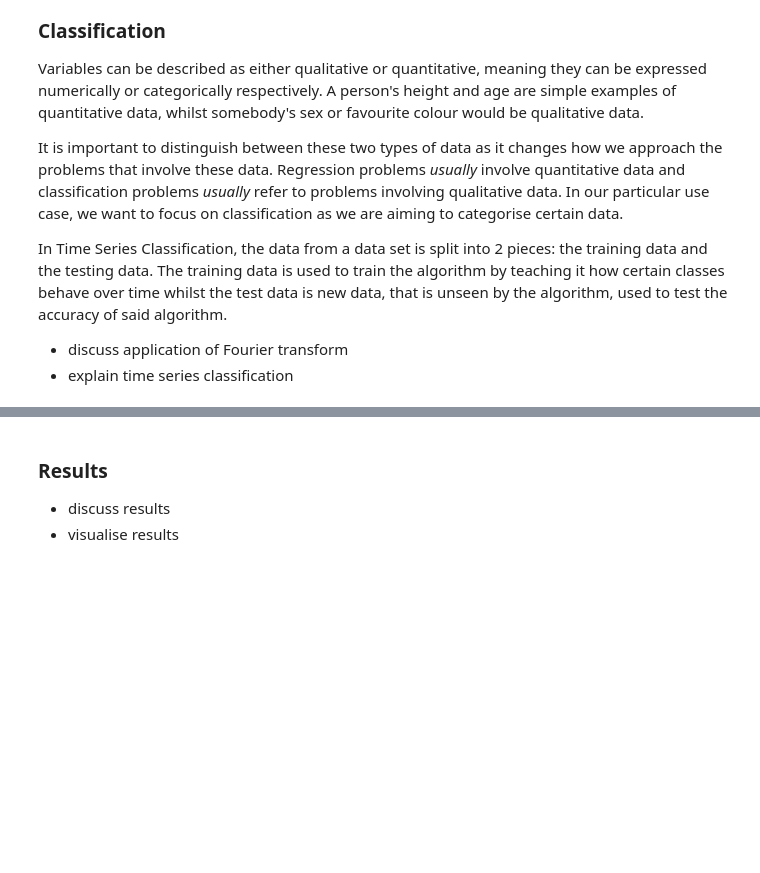
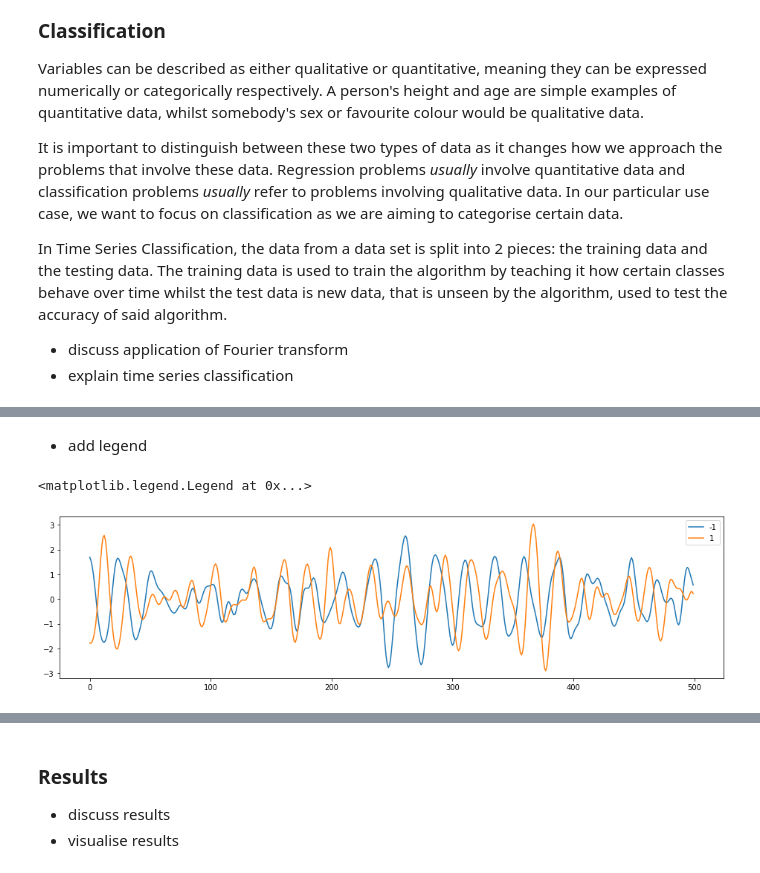
Before and after one commit to TawyeebOS/Time-Series-Analysis-and-Fourier-Transform-Nuffield-Project, a Jupyter notebook: Report-Draft.ipynb, the cells around one changed output, grey strips where cells are left out. Cells and saved outputs as stored; diff of their text form; code cells hidden in the pictures; blank space fills up the shorter version.

```diff
--- a/Report-Draft.ipynb
+++ b/Report-Draft.ipynb
@@ -207,0 +222,10 @@ plt.plot(np.arange(X_train.shape[1]), X_train[150,:])
+# %% [markdown]
+* add legend
+# %%
+fig, ax = plt.subplots(1, figsize=plt.figaspect(.25))
+ax.plot(np.arange(X_train.shape[1]), X_train[0,:], label="-1")
+ax.plot(np.arange(X_train.shape[1]), X_train[2,:], label="1")
+plt.legend()
+# %% [output]
+<matplotlib.legend.Legend at 0x...>
+[figure, added]
```
Also changed, not shown: parts of 19 cells of this notebook.
